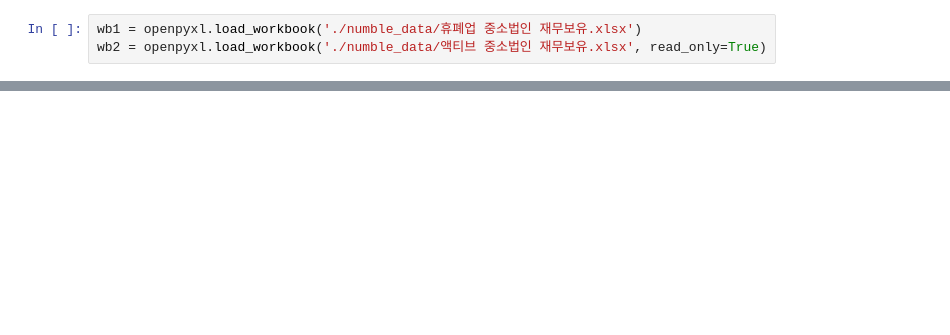
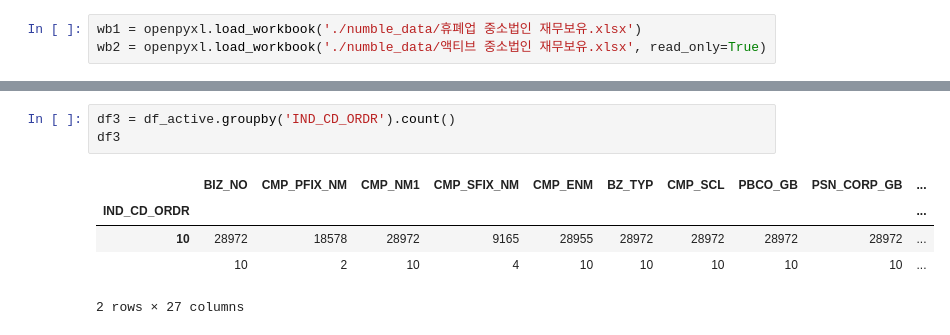
Before and after one commit to kwonwoobin/2022Sesac_1, a Jupyter notebook: numble/numble_data_preprocessing.ipynb, the cells around one changed output, grey strips where cells are left out. Saved outputs shown, nothing was run; the diff lists cells and outputs as text; blank space fills up the shorter version.

```diff
--- a/numble/numble_data_preprocessing.ipynb
+++ b/numble/numble_data_preprocessing.ipynb
@@ -96,0 +109,9 @@ df_select.loc[]
+# %%
+df3 = df_active.groupby('IND_CD_ORDR').count()
+df3
+# %% [output]
+|  | BIZ_NO | CMP_PFIX_NM | CMP_NM1 | CMP_SFIX_NM | CMP_ENM | BZ_TYP | CMP_SCL | PBCO_GB | PSN_CORP_GB | ... |
+| IND_CD_ORDR |  |  |  |  |  |  |  |  |  | ... |
+| 10 | 28972 | 18578 | 28972 | 9165 | 28955 | 28972 | 28972 | 28972 | 28972 | ... |
+|  | 10 | 2 | 10 | 4 | 10 | 10 | 10 | 10 | 10 | ... |
+2 rows × 27 columns
```
Also changed, not shown: parts of 29 cells of this notebook.
